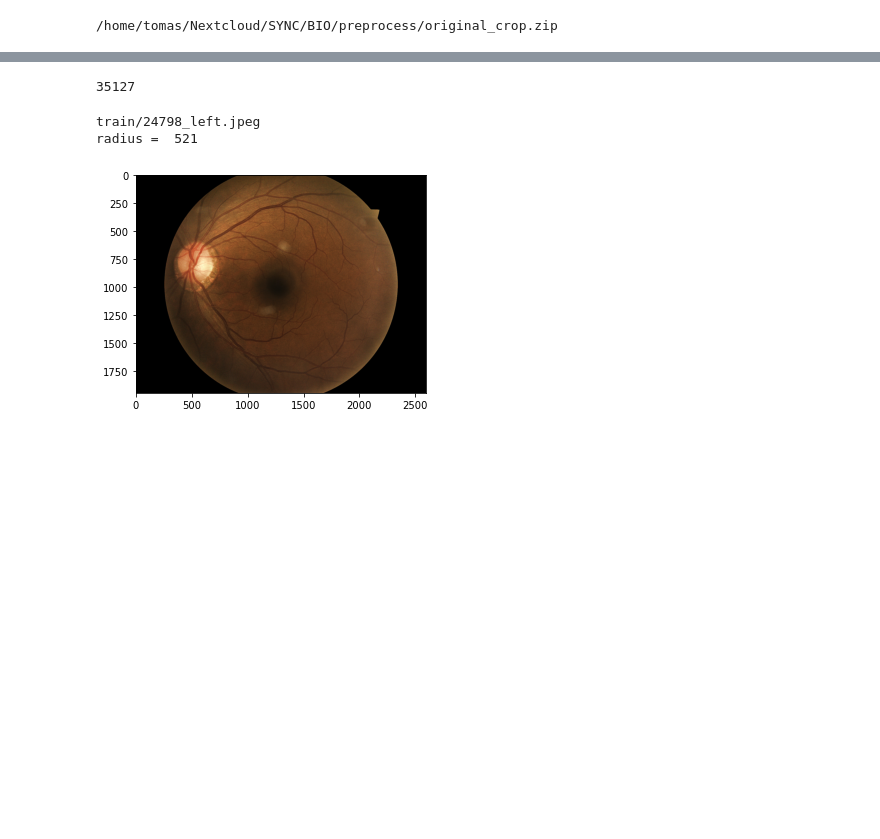
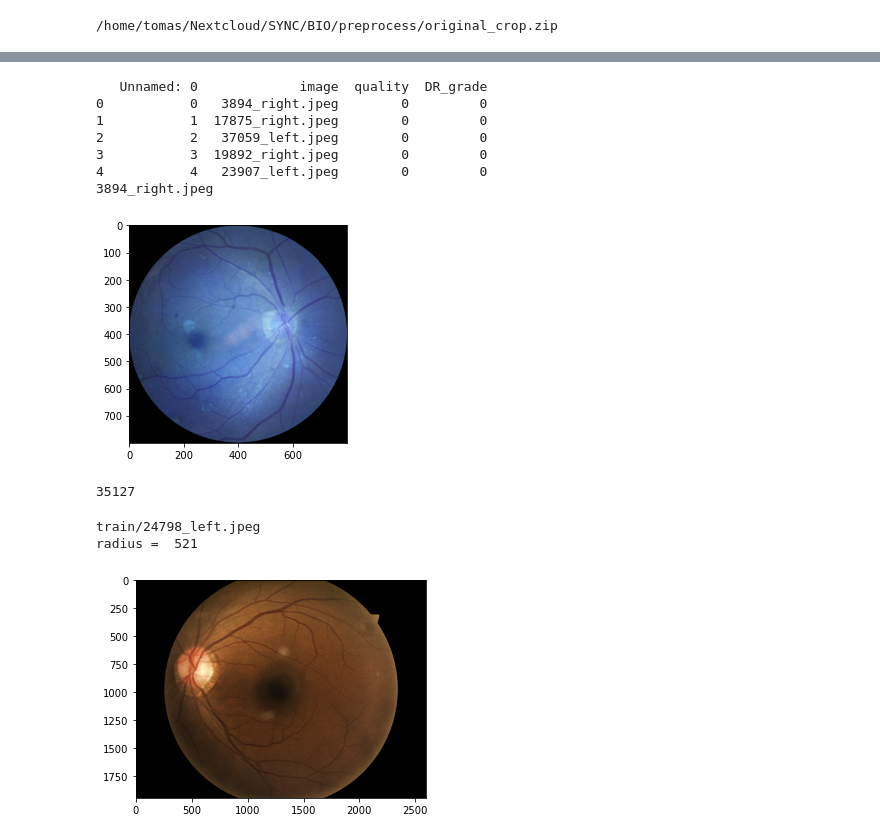
Before and after one commit to TomaskoxD/BIO, a Jupyter notebook: preprocess/preprocess.1.ipynb, the cells around one changed output, grey strips where cells are left out. Cells and saved outputs as stored; diff of their text form; code cells hidden in the pictures; blank space fills up the shorter version.

```diff
--- a/preprocess/preprocess.1.ipynb
+++ b/preprocess/preprocess.1.ipynb
@@ -50,3 +85,57 @@ files
+# %%
+# open the csv file, and show images one by one, and ask for quality
+
+# open the csv file
+df = pd.read_csv('test.csv')
+print(df.head())
+
+# show the image
+# get the image name
+image_name = df['image'][0]
+print(image_name)
+# change from .jpeg to .png
+image_name = image_name.split('.')[0] + '.png'
+# get the image
+image = cv2.imread('../images/train/' + image_name)
+# show the image
+plt.imshow(image)
+plt.show()
+
+# make code above in loop for all images in the csv file, lisen for key press, show it in image title, press space to save, press any other key to skip
+
+
+# get the image name
+for index, row in df.iterrows():
+    image_name = row['image']
+    print(image_name)
+    # change from .jpeg to .png
+    image_name = image_name.split('.')[0] + '.png'
+    # get the image
+    image = cv2.imread('../images/train/' + image_name)
+    # show the image
+    plt.imshow(image)
+    plt.show()
+    # get key press
+    key = cv2.waitKey(0)
+    # if space is pressed, save the image
+    if key == 32:
+        # save the image
+        cv2.imwrite('../images/train_preprocessed/' + image_name, image)
+        # update the quality column
+        df['quality'][index] = 1
+        # save the csv file
+        df.to_csv('test.csv', index=False)
+    else:
+        continue
+# %% [output]
+   Unnamed: 0             image  quality  DR_grade
+0           0   3894_right.jpeg        0         0
+1           1  17875_right.jpeg        0         0
+2           2   37059_left.jpeg        0         0
+3           3  19892_right.jpeg        0         0
+4           4   23907_left.jpeg        0         0
+3894_right.jpeg
+[figure, added]
 # %%
 data = glob.glob('../train.zip')
 import sys
```
Also changed, not shown: parts of 3 cells of this notebook.
